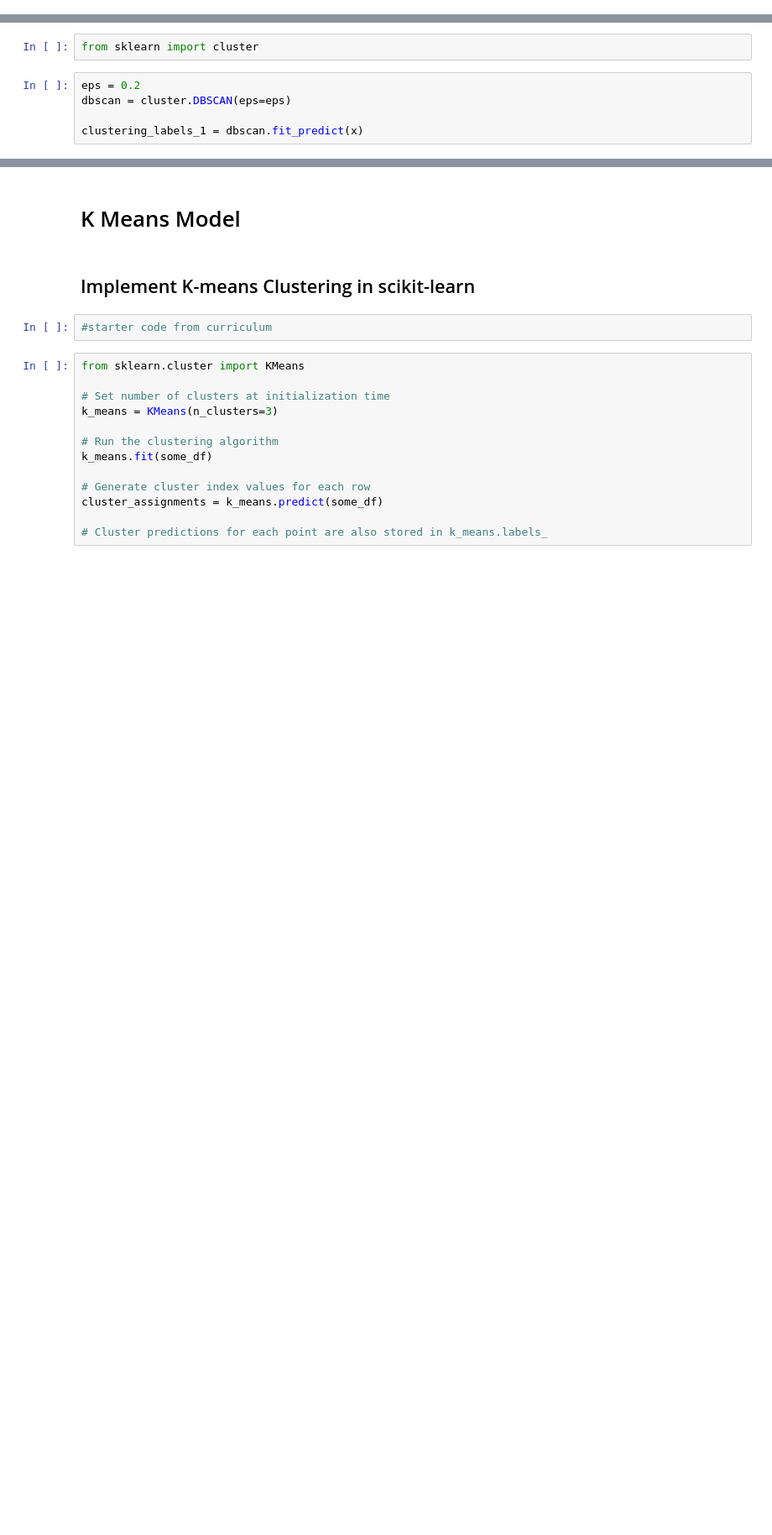
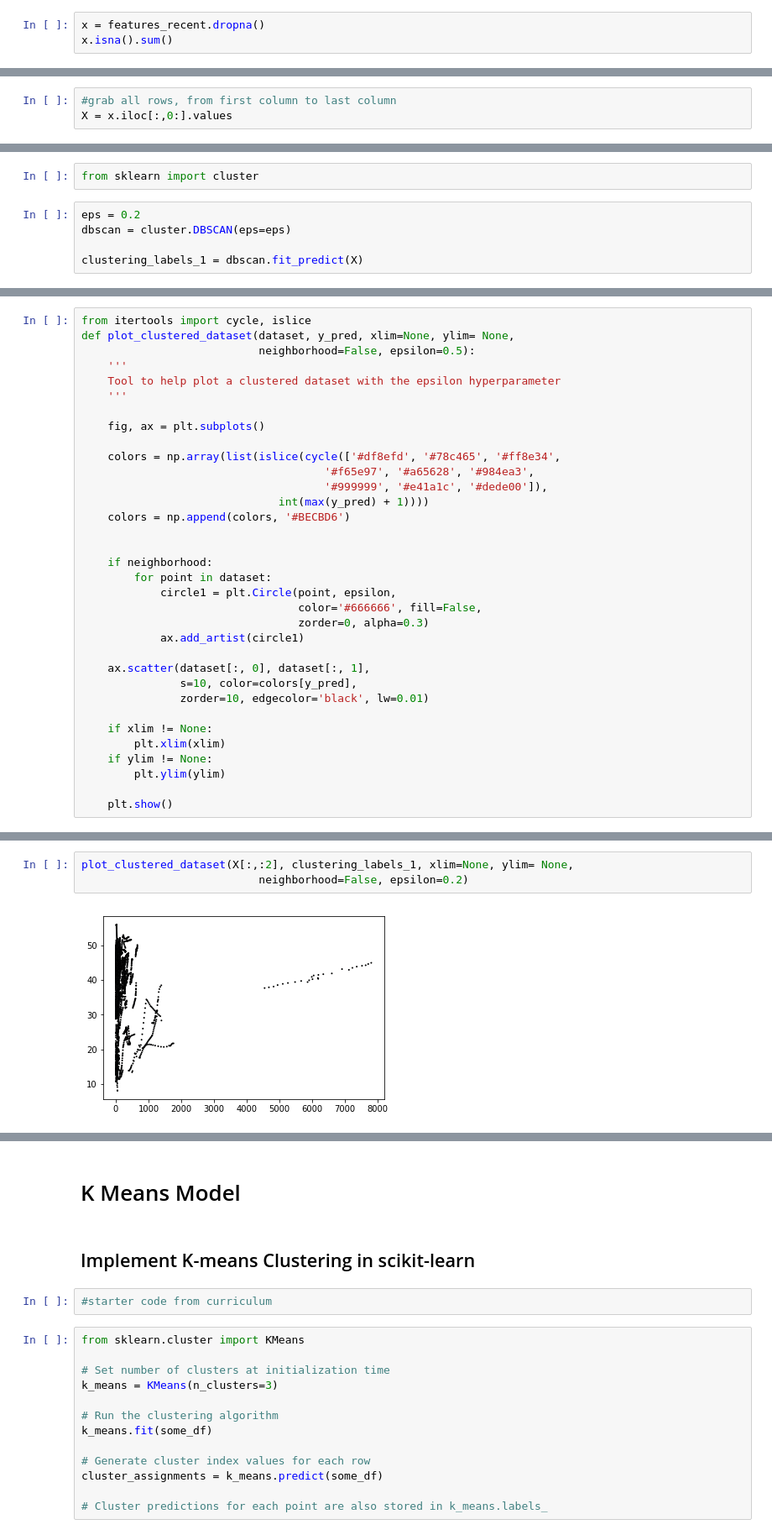
Before and after one commit to taramullin/Capstone, a Jupyter notebook: Capstone - Development Indicators.ipynb, the cells around one changed output, grey strips where cells are left out. Shown at 84% size. Cells and saved outputs as stored; diff of their text form; blank space fills up the shorter version.

Commit message:
tuning DBSAN parameters and building dataframe for plotly visualization

```diff
--- a/Capstone - Development Indicators.ipynb
+++ b/Capstone - Development Indicators.ipynb
@@ -459,0 +486,3 @@ x.head()
+# %%
+x = features_recent.dropna()
+x.isna().sum()
@@ -459,0 +516,3 @@ x.head()
+# %%
+#grab all rows, from first column to last column
+X = x.iloc[:,0:].values
@@ -465,4 +546,4 @@ from sklearn import cluster
 eps = 0.2
 dbscan = cluster.DBSCAN(eps=eps)
 
-clustering_labels_1 = dbscan.fit_predict(x)
+clustering_labels_1 = dbscan.fit_predict(X)
@@ -470,0 +588,34 @@ ValueError: Input contains NaN, infinity or a value too large for dtype('float64
+# %%
+from itertools import cycle, islice
+def plot_clustered_dataset(dataset, y_pred, xlim=None, ylim= None,
+                           neighborhood=False, epsilon=0.5):
+    '''
+    Tool to help plot a clustered dataset with the epsilon hyperparameter
+    '''
+
+    fig, ax = plt.subplots()
+
+    colors = np.array(list(islice(cycle(['#df8efd', '#78c465', '#ff8e34',
+                                     '#f65e97', '#a65628', '#984ea3',
+                                     '#999999', '#e41a1c', '#dede00']),
+                              int(max(y_pred) + 1))))
+    colors = np.append(colors, '#BECBD6')
+
+
+    if neighborhood:
+        for point in dataset:
+            circle1 = plt.Circle(point, epsilon,
+                                 color='#666666', fill=False,
+                                 zorder=0, alpha=0.3)
+            ax.add_artist(circle1)
+
+    ax.scatter(dataset[:, 0], dataset[:, 1],
+               s=10, color=colors[y_pred],
+               zorder=10, edgecolor='black', lw=0.01)
+
+    if xlim != None:
+        plt.xlim(xlim)
+    if ylim != None:
+        plt.ylim(ylim)
+
+    plt.show()
@@ -470,0 +632,5 @@ ValueError: Input contains NaN, infinity or a value too large for dtype('float64
+# %%
+plot_clustered_dataset(X[:,:2], clustering_labels_1, xlim=None, ylim= None,
+                           neighborhood=False, epsilon=0.2)
+# %% [output]
+[figure, added]
```
Also changed, not shown: parts of 95 cells of this notebook.
